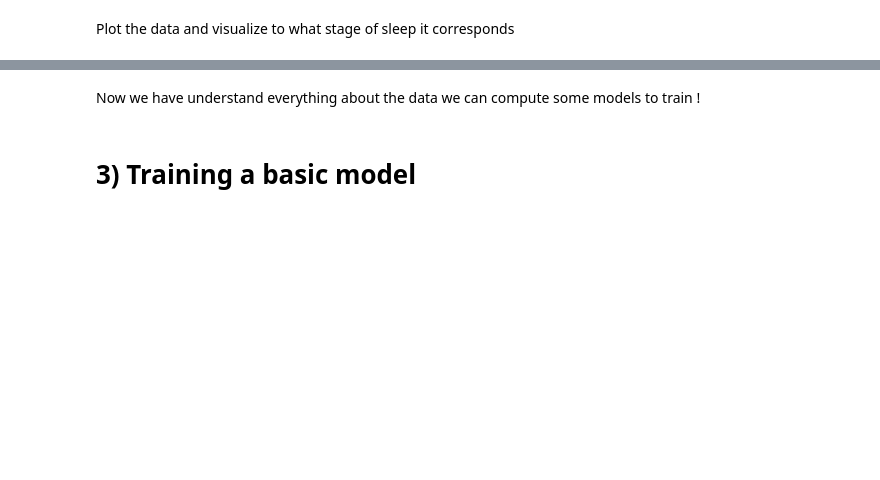
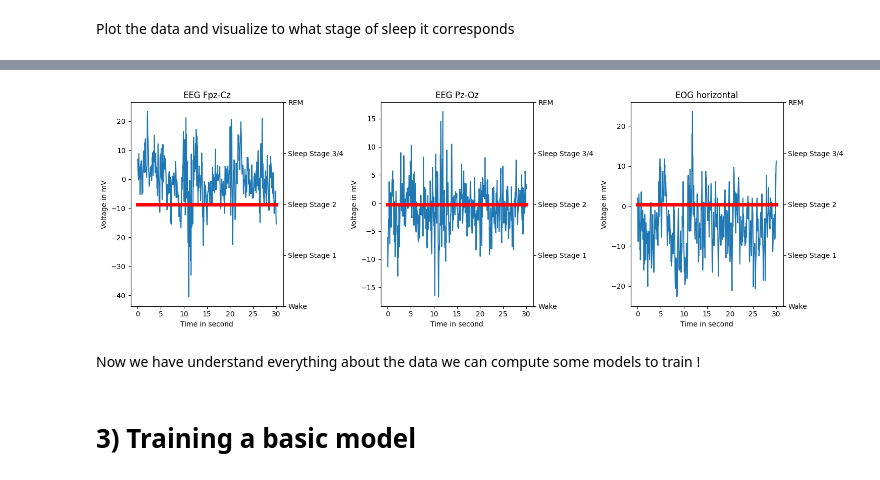
Before and after one commit to constantbourdrez/adl24-sleep-stage, a Jupyter notebook: EEGxEOG.ipynb, the cells around one changed output, grey strips where cells are left out. Cells and saved outputs as stored; diff of their text form; code cells hidden in the pictures; blank space fills up the shorter version.

```diff
--- a/EEGxEOG.ipynb
+++ b/EEGxEOG.ipynb
@@ -31,5 +31,7 @@ The 153 `SC*` files (SC = Sleep Cassette) were obtained in a 1987-1991 study of
 Files are named in the form `SC4ssNEO-PSG.edf` where `ss` is the subject number, and `N` is the night.
 # %%
 data_path = '/Users/martinblot/Desktop/sleep-edf-prepared/5-cassette'  ## path towards the 5-cassette file
+fp = gz.open(data_path+'/SC4001E0.npz.gz','rb')
+data_test = np.load(fp,allow_pickle=True)
 # %% [markdown]
 x is separed into 4 different experiments : EEG Fpz-Cz, EEG Pz-Oz, EOG horizontal, EMG submental
@@ -51,13 +43,12 @@ fnames = glob.glob(os.path.join(data_path, "*npz.gz"))
 devpart = 10
 xtrain , xvalid = None , None
 ytrain , yvalid = None , None
-measure_type=2     ## EOG or EEG etc...
-measurement=data_test['ch_label'][2]
+measurement=data_test['ch_label'][0:3]
 
 for fn in tqdm(fnames):
     fp = gz.open(fn,'rb')
     data = np.load(fp,allow_pickle=False) # for now, don't care about headers
-    x = data['x'][:,:,measure_type] # Take only the EOG - change it to have both EOG and EEG
+    x = data['x'][:,:,0:3] # EEG and EOG
     y = data['y'] # Take the labels
     idx = np.arange(x.shape[0])
     np.random.shuffle(idx)
@@ -67,8 +58,8 @@ for fn in tqdm(fnames):
     np.random.shuffle(idx)
     devlim = x.shape[0]//devpart
     if xtrain is None:
-        xtrain = np.zeros((1,x.shape[1]))    ##np.zeros((1,x.shape[1],2)) if we include EOG
-        xvalid = np.zeros((1,x.shape[1]))
+        xtrain = np.zeros((1,x.shape[1],3))    ##np.zeros((1,x.shape[1],2)) if we include EOG
+        xvalid = np.zeros((1,x.shape[1],3))
         ytrain , yvalid = np.zeros(1) , np.zeros(1)
     xvalid = np.concatenate((xvalid,x[idx[:devlim]]), axis=0)
     yvalid = np.concatenate((yvalid,y[idx[:devlim]]), axis=0)
@@ -132,3 +107,59 @@ plt.show()
+# %%
+numero_analyse=555
+time=np.linspace(0,30,xtrain.shape[1])
+
+#fig, ax1 = plt.subplots()
+
+#ax1.plot(time,xtrain[numero_analyse])
+#ax1.set_xlabel('Time in second')
+#ax1.set_ylabel('Voltage in mV')
+#ax2 = ax1.twinx()
+#ax2.plot(time,ytrain[numero_analyse]*np.ones(time.shape),color='red',linewidth=5)
+#ax2.set_yticks([0,1,2,3,4], ['Wake','Sleep Stage 1','Sleep Stage 2','Sleep Stage 3/4','REM'],fontsize=10)
+#plt.title(measurement)
+#plt.show()
+
+# Créer une figure avec 3 sous-tracés côte à côte
+fig, (ax1, ax2, ax3) = plt.subplots(1, 3, figsize=(15, 5))
+
+# Plot 1
+ax1.plot(time, xtrain[numero_analyse,:,0])
+ax1.set_xlabel('Time in second')
+ax1.set_ylabel('Voltage in mV')
+ax1.set_title(measurement[0])
+# Twin axes for ax1
+ax1_2 = ax1.twinx()
+ax1_2.plot(time, ytrain[numero_analyse]*np.ones(time.shape), color='red', linewidth=5)
+ax1_2.set_yticks([0, 1, 2, 3, 4])
+ax1_2.set_yticklabels(['Wake', 'Sleep Stage 1', 'Sleep Stage 2', 'Sleep Stage 3/4', 'REM'], fontsize=10)
+
+# Plot 2
+ax2.plot(time, xtrain[numero_analyse,:,1])
+ax2.set_xlabel('Time in second')
+ax2.set_ylabel('Voltage in mV')
+ax2.set_title(measurement[1])
+# Twin axes for ax2
+ax2_2 = ax2.twinx()
+ax2_2.plot(time, ytrain[numero_analyse]*np.ones(time.shape), color='red', linewidth=5)
+ax2_2.set_yticks([0, 1, 2, 3, 4])
+ax2_2.set_yticklabels(['Wake', 'Sleep Stage 1', 'Sleep Stage 2', 'Sleep Stage 3/4', 'REM'], fontsize=10)
+
+# Plot 3
+ax3.plot(time, xtrain[numero_analyse,:,2])
+ax3.set_xlabel('Time in second')
+ax3.set_ylabel('Voltage in mV')
+ax3.set_title(measurement[2])
+# Twin axes for ax3
+ax3_2 = ax3.twinx()
+ax3_2.plot(time, ytrain[numero_analyse]*np.ones(time.shape), color='red', linewidth=5)
+ax3_2.set_yticks([0, 1, 2, 3, 4])
+ax3_2.set_yticklabels(['Wake', 'Sleep Stage 1', 'Sleep Stage 2', 'Sleep Stage 3/4', 'REM'], fontsize=10)
+
+# Afficher la figure
+plt.tight_layout()
+plt.show()
+# %% [output]
+[figure, added]
 # %% [markdown]
 Now we have understand everything about the data we can compute some models to train !
 # %% [markdown]
```
Also changed, not shown: parts of 10 cells of this notebook, 2 other files.
